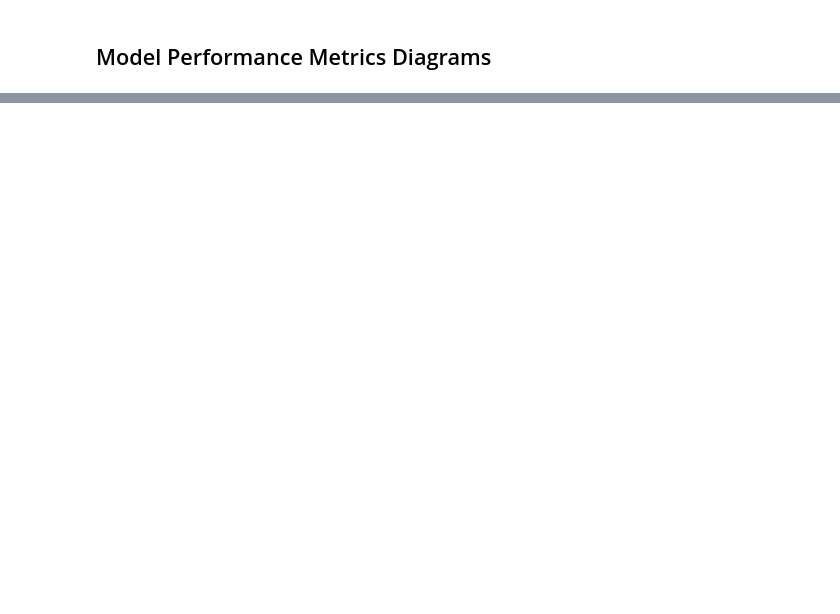
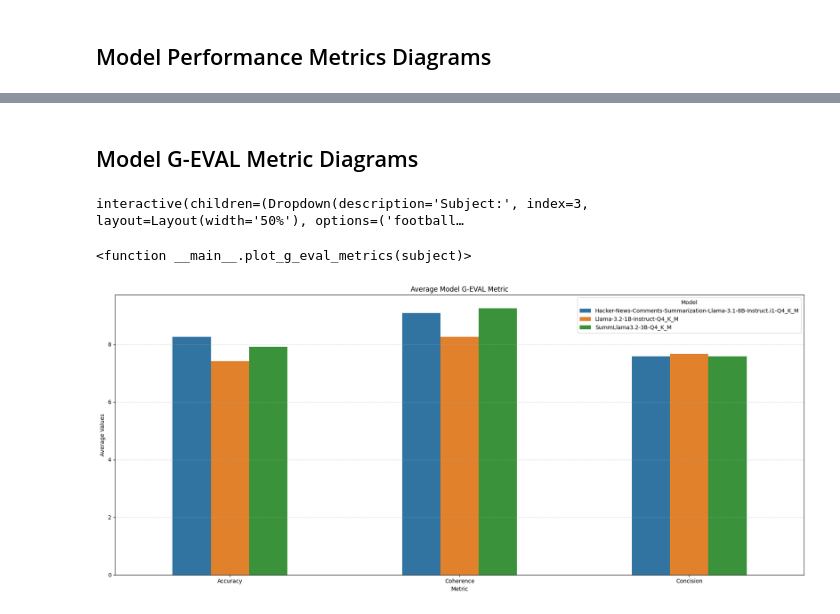
Before and after one commit to Botter01/Onlab_LLM_2025, a Jupyter notebook: diagrams.ipynb, the cells around one changed output, grey strips where cells are left out. Drawn from its saved outputs; the diff is of its cells as text; code cells hidden in the pictures; blank space fills up the shorter version.

```diff
--- a/diagrams.ipynb
+++ b/diagrams.ipynb
@@ -177,3 +158,11 @@ Passing `palette` without assigning `hue` is deprecated and will be removed in v
 
   sns.barplot(data=df_avg, x='Model', y='Memory Usage (MB)', palette='tab10', width=0.2)
 [figure]
+# %% [markdown]
+## Model G-EVAL Metric Diagrams
+# %%
+csv_dir_g_eval = "./results"
+all_g_eval_files = [os.path.join(csv_dir_g_eval, f) for f in os.listdir(csv_dir_g_eval) if f.endswith(".csv")]
+
+# Combine all performance files into a single DataFrame
+df_all_g_eval = pd.concat([pd.read_csv(f) for f in all_g_eval_files], ignore_index=True)
@@ -179,0 +187,28 @@ Passing `palette` without assigning `hue` is deprecated and will be removed in v
+# %%
+widgets.interact(plot_g_eval_metrics, subject=dropdown)
+# %% [output]
+interactive(children=(Dropdown(description='Subject:', index=3, layout=Layout(width='50%'), options=('football…
+<function __main__.plot_g_eval_metrics(subject)>
+# %%
+def plot_average_g_eval_metric():
+    # Calculate the average values for all models across all subjects
+    df_avg = df_all_g_eval.groupby(['Model'])[['Accuracy', 'Coherence', 'Concision']].mean().reset_index()
+
+    # Melt the dataframe to long format for the summary plot (excluding Memory Usage)
+    df_avg_melted = pd.melt(df_avg, id_vars=['Model'], value_vars=['Accuracy', 'Coherence', 'Concision'],
+                            var_name='Metric', value_name='Average Value')
+
+    # Plot the summary metrics (average values) for all metrics except Memory Usage
+    plt.figure(figsize=(18, 8))
+    sns.barplot(data=df_avg_melted, x='Metric', y='Average Value', hue='Model', palette='tab10', width=0.5)
+    plt.title(f'Average Model G-EVAL Metric')
+    plt.xlabel('Metric')
+    plt.ylabel('Average Values')
+    plt.grid(True, axis='y', linestyle='--', alpha=0.5)
+    plt.tight_layout()
+    plt.legend(title='Model')
+    plt.show()
+# %%
+plot_average_g_eval_metric()
+# %% [output]
+[figure, added]
```
Also changed, not shown: parts of 9 cells of this notebook, 5 other files.
